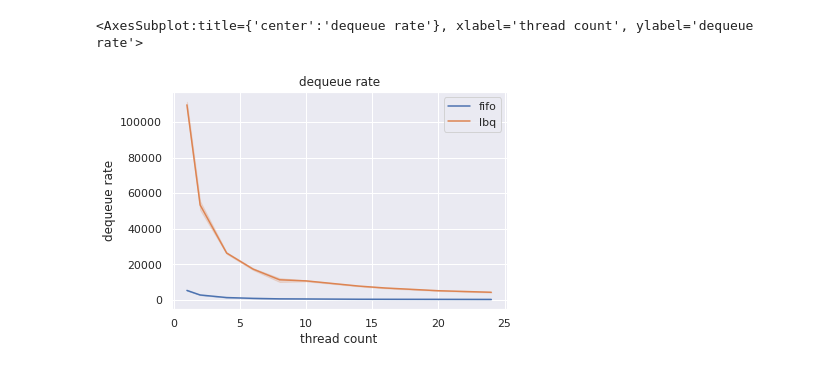
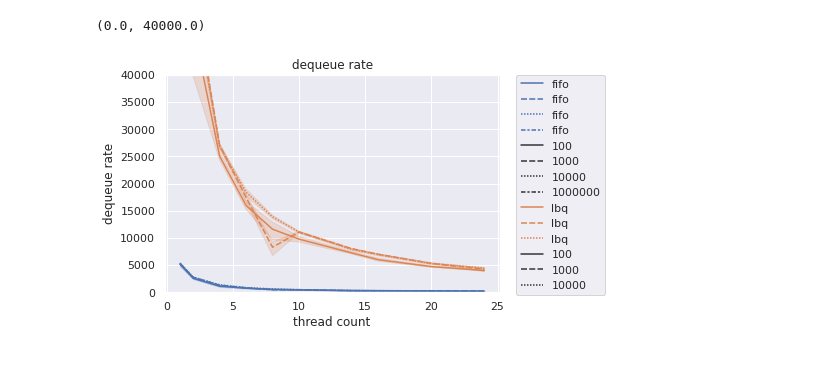
Before and after one commit to hitimr/mp_fifo_queue, a Jupyter notebook: scripts/plots _v02.ipynb, the cells around one changed output. Cells and saved outputs as stored; diff of their text form; code cells hidden in the pictures.

```diff
--- a/scripts/plots _v02.ipynb
+++ b/scripts/plots _v02.ipynb
@@ -58,7 +62,9 @@ sns.lineplot(x="thread count", y="enqueue rate", label="lbq", data=lbq)
 # %%
 #sns.lineplot(x="thread count", y="dequeue rate", data=df)
-sns.lineplot(x="thread count", y="dequeue rate", label="fifo", data=fifo).set_title("dequeue rate")
-sns.lineplot(x="thread count", y="dequeue rate", label="lbq", data=lbq)
+sns.lineplot(x="thread count", y="dequeue rate", style="object count", label="fifo", data=fifo).set_title("dequeue rate")
+sns.lineplot(x="thread count", y="dequeue rate", style ="object count", label="lbq", data=lbq)
+plt.legend(bbox_to_anchor=(1.05, 1), loc=2, borderaxespad=0.)
+plt.ylim(0, 40000)
 # %% [output]
-<AxesSubplot:title={'center':'dequeue rate'}, xlabel='thread count', ylabel='dequeue rate'>
+(0.0, 40000.0)
-[figure, old version]
+[figure, new version]
```
Also changed, not shown: parts of 5 cells of this notebook.
